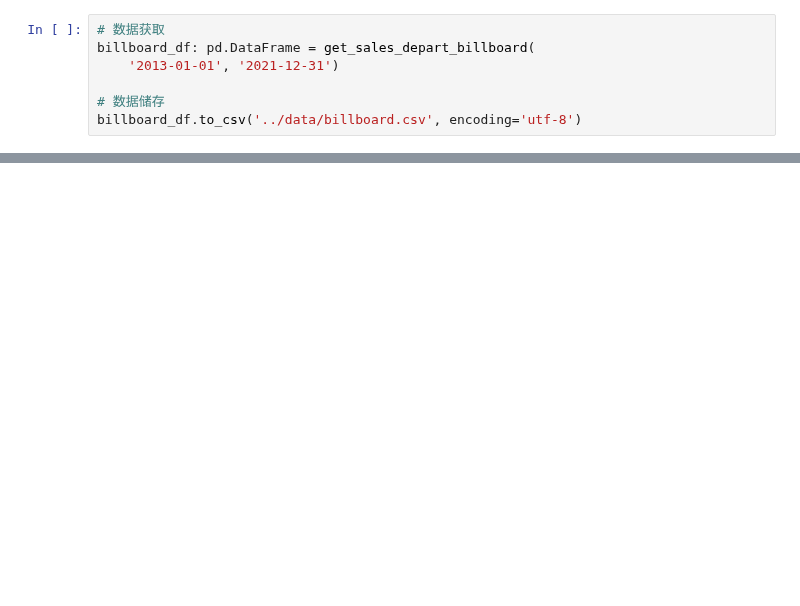
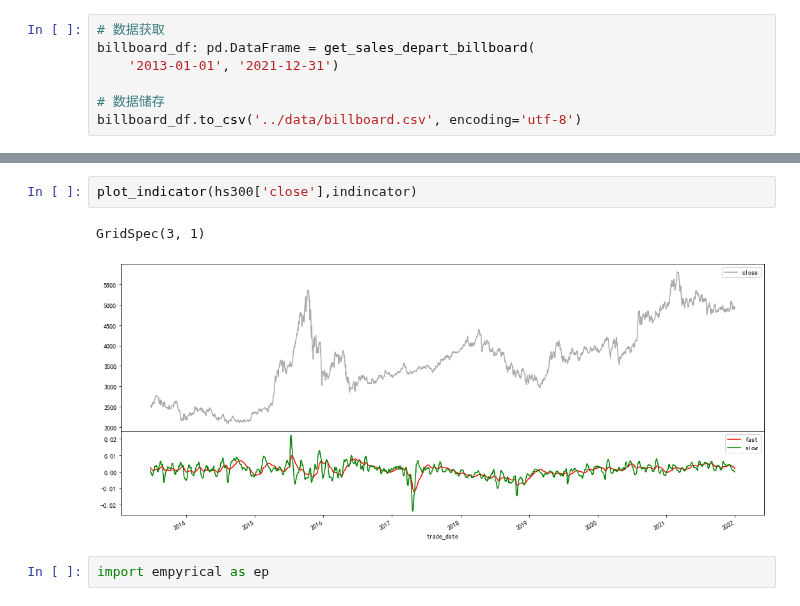
Before and after one commit to hugo2046/QuantsPlaybook, a Jupyter notebook: C-择时类/特征分布建模择时/特征分布择时.ipynb, the cells around one changed output, grey strips where cells are left out. Saved outputs shown, nothing was run; the diff lists cells and outputs as text; blank space fills up the shorter version.

```diff
--- a/C-择时类/特征分布建模择时/特征分布择时.ipynb
+++ b/C-择时类/特征分布建模择时/特征分布择时.ipynb
@@ -38,0 +171,7 @@ billboard_df
+# %%
+plot_indicator(hs300['close'],indincator)
+# %% [output]
+GridSpec(3, 1)
+[figure, added]
+# %%
+import empyrical as ep
```
Also changed, not shown: parts of 36 cells of this notebook, 7 other files.
